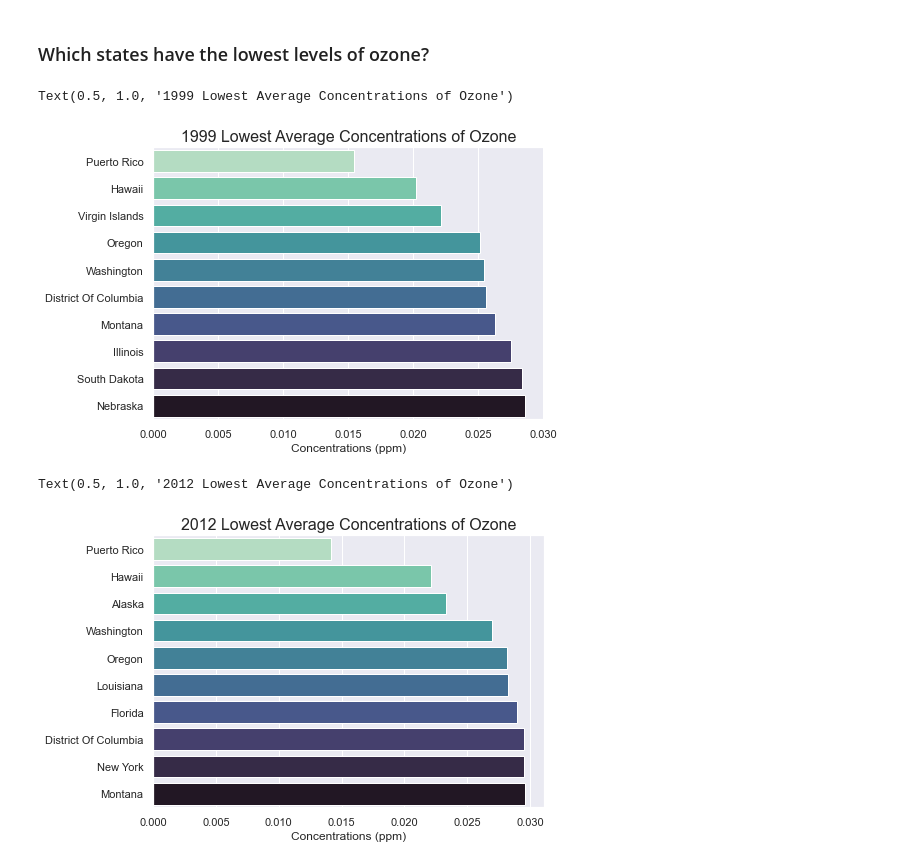
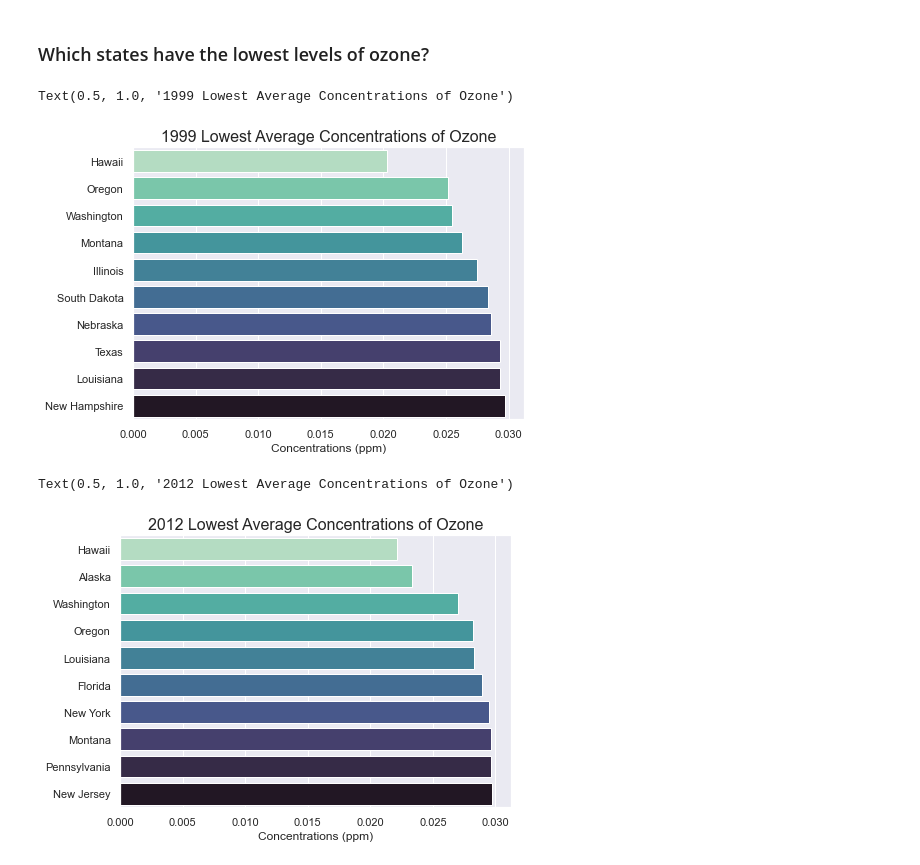
Before and after one commit to mjlaw/FIT_capstone, a Jupyter notebook: Jupyter_notebooks/ozone studies.ipynb, the cells around one changed output. Saved outputs shown, nothing was run; the diff lists cells and outputs as text; code cells hidden in the pictures.

```diff
--- a/Jupyter_notebooks/ozone studies.ipynb
+++ b/Jupyter_notebooks/ozone studies.ipynb
@@ -75,4 +86,5 @@ None        298738
 dtype: int64
 # %%
 #remove excluded event type observations
-ozone0Cleaned = ozone0[ozone0['Event Type'] !=  'Excluded']
+ozone0NonExcluded = ozone0[ozone0['Event Type'] !=  'Excluded']
+len(ozone0NonExcluded)
@@ -87,5 +125,7 @@ print(np.count_nonzero(ozone0Cleaned['State Code']== 'CC' ))
 # %%
-#remove observations from Mexico and Canada
-ozone0ReCleaned = ozone0Cleaned[ozone0Cleaned['State Code'] != '80']
-ozone0Recleaned = ozone0ReCleaned[ozone0ReCleaned['State Code'] != 'CC']
-ozone0Recleaned.info()
+#remove observations from District of Columbia, Puerto Rico, Virgin Islands, Mexico, and Canada
+ozone0Cleaned = ozone0NonExcluded[(ozone0NonExcluded['State Name'] != 'District Of Columbia')
+                & (ozone0NonExcluded['State Name'] != 'Puerto Rico')
+                & (ozone0NonExcluded['State Name'] != 'Virgin Islands')
+                & (ozone0NonExcluded['State Name'] != 'Country Of Mexico')
+                & (ozone0NonExcluded['State Name'] != 'Canada')]
@@ -314,9 +482,9 @@ plt.close()
 ### How have state levels of ozone changed over time?
 # %%
 #calculate the ozone for each state in 1999, 2012, and 2020
-mn0 = ozone0Recleaned['Arithmetic Mean'].groupby(ozone0Recleaned['State Code']).mean()
-mn1 = ozone1ReCleaned['Arithmetic Mean'].groupby(ozone1ReCleaned['State Code']).mean()
-mn2 = ozone2ReCleaned['Arithmetic Mean'].groupby(ozone2ReCleaned['State Code']).mean()
+mn0 = ozone0Cleaned['Arithmetic Mean'].groupby(ozone0Cleaned['State Name']).mean()
+mn1 = ozone1Cleaned['Arithmetic Mean'].groupby(ozone1Cleaned['State Name']).mean()
+mn2 = ozone2Cleaned['Arithmetic Mean'].groupby(ozone2Cleaned['State Name']).mean()
 # %%
 #Make separate data frames for states / years
 d0 = pd.DataFrame(mn0.to_frame().reset_index())
@@ -352,3 +494,0 @@ None
-# %%
-#convert d0 State code from object to int so merge can occur
-d0['State Code'] = d0['State Code'].astype(int)
@@ -592,25 +667,25 @@ plt.close()
 # %% [markdown]
 ### Which states have the lowest levels of ozone?
 # %%
-d0LowestTen = d0merged.sort_values('Arithmetic Mean').head(10)
+d0LowestTen = d0.sort_values('Arithmetic Mean').head(10)
 sns.barplot(x = d0LowestTen['Arithmetic Mean'], y = d0LowestTen['State Name'], palette = 'mako_r')
 plt.xlabel('Concentrations (ppm)')
 plt.ylabel('')
 plt.title('1999 Lowest Average Concentrations of Ozone', fontsize=16)
 # %% [output]
 Text(0.5, 1.0, '1999 Lowest Average Concentrations of Ozone')
-[figure, old version]
+[figure, new version]
 # %%
 plt.close()
 # %%
-d1LowestTen = d1merged.sort_values('Arithmetic Mean').head(10)
+d1LowestTen = d1.sort_values('Arithmetic Mean').head(10)
 sns.barplot(x = d1LowestTen['Arithmetic Mean'], y = d1LowestTen['State Name'], palette = 'mako_r')
 plt.xlabel('Concentrations (ppm)')
 plt.ylabel('')
 plt.title('2012 Lowest Average Concentrations of Ozone', fontsize=16)
 # %% [output]
 Text(0.5, 1.0, '2012 Lowest Average Concentrations of Ozone')
-[figure, old version]
+[figure, new version]
 # %%
 plt.close()
 # %%
```
Also changed, not shown: parts of 65 cells of this notebook, 2 other files.
